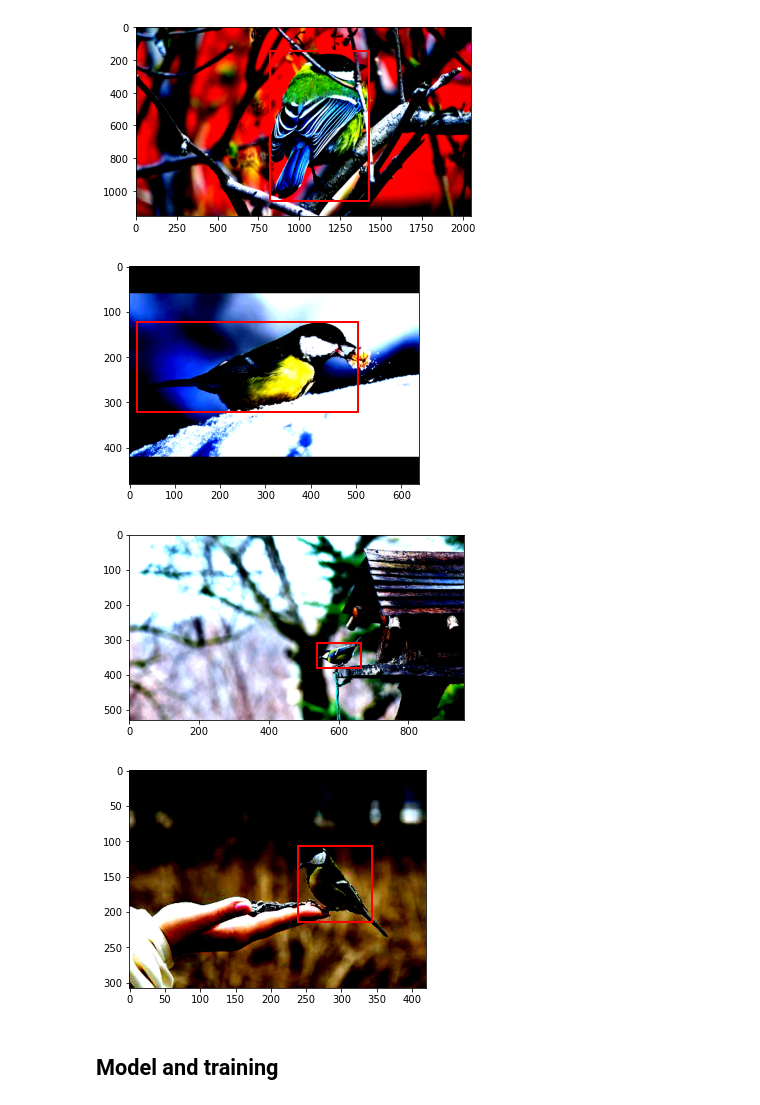
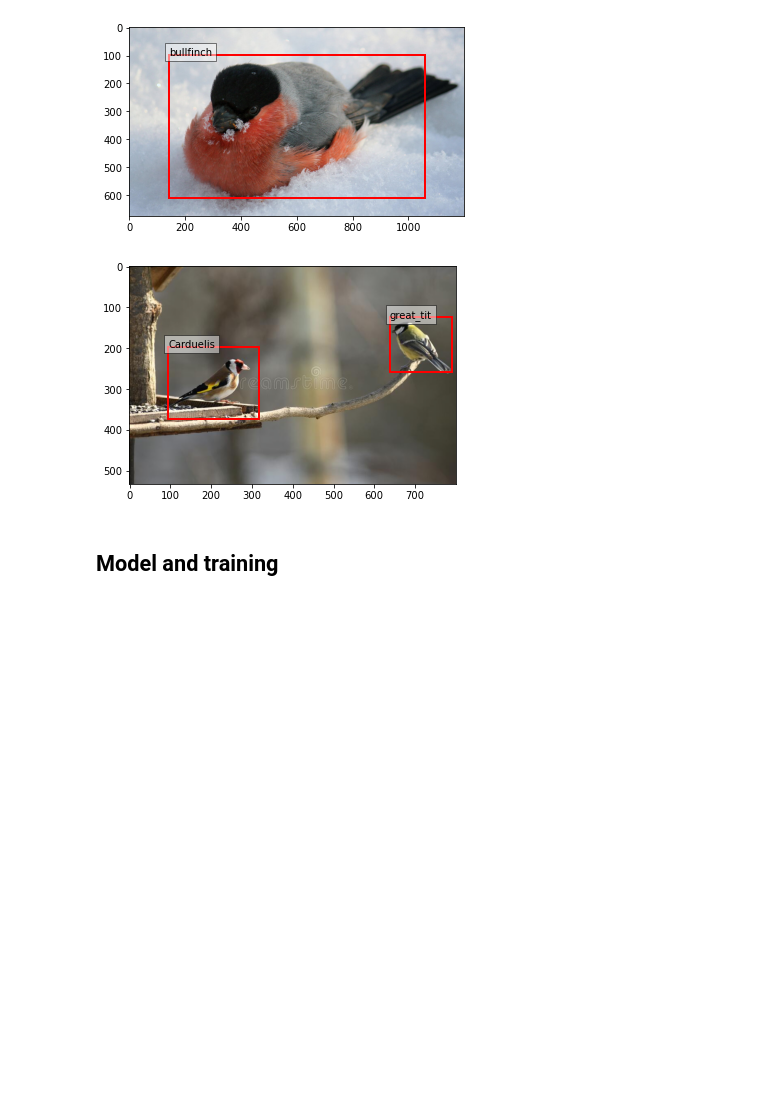
Before and after one commit to CostiaB/Birds_Detection, a Jupyter notebook: birds_project.ipynb, the cells around one changed output. Cells and saved outputs as stored; diff of their text form; code cells hidden in the pictures; blank space fills up the shorter version.

```diff
--- a/birds_project.ipynb
+++ b/birds_project.ipynb
@@ -66,3 +72,19 @@ plt.show()
+# %%
+labels_dict = {1: 'Eurasian_jay',
+ 2: 'great_spotted_woodpecker',
+ 3: 'greenfinch',
+ 4: 'blue_tit',
+ 5: 'Carduelis',
+ 6: 'common_redpoll',
+ 7: 'great_tit',
+ 8: 'bullfinch',
+ 9: 'Eurasian_siskin',
+ 10: 'Eurasian_tree_sparrow',
+ 11: 'hawfinch',
+ 12: 'willow_tit',
+ 13: 'Fieldfare',
+ 14: 'Common chaffinch'}
+n_classes = len(labels_dict)  # number of classes
 # %%
 def collate_fn(batch):
     return tuple(zip(*batch))
@@ -97,13 +119,15 @@ class BirdsDataset(torch.utils.data.Dataset):
     def __getitem__(self,idx):
         path = self.annotation_paths[idx]
         img_name, target = xml_transform(path)
+        target['labels'] = [list(labels_dict.keys())[list(labels_dict.values()).index(label)] for label in target['labels']]
+        target['labels']  = torch.as_tensor(target['labels'], dtype=torch.int64)
         img_path = os.path.join(self.images_dir,img_name)
         img = Image.open(img_path).convert('RGB')
         img = self.transform(img)
 
         return img, target
 # %%
-batch_size = 4
+batch_size = 2
 val_size = 0.25
 train_ann_path, val_ann_path = train_val_split(path_annotations,val_size=val_size,seed=779)
 
@@ -129,6 +153,15 @@ dataset_sizes = {'train' : len(train_dataset),
 # %%
 def plot_detection(img, info, with_text=False, conf_lvl=0.3, swap=True):
     fig, ax = plt.subplots()
+    img = img.permute((1, 2, 0))
+
+    # Undo preprocessing
+    mean = np.array([0.485, 0.456, 0.406])
+    std = np.array([0.229, 0.224, 0.225])
+    img = std * img.numpy() + mean
+
+    # Image needs to be clipped between 0 and 1 or it looks like noise when displayed
+    img = np.clip(img, 0, 1)
     #color_dict = {3: 'red', 1: 'green', 2: 'yellow'}
     if swap:
         img = img.swapaxes(0,1)
@@ -153,7 +186,8 @@ def plot_detection(img, info, with_text=False, conf_lvl=0.3, swap=True):
         x_min, y_min, x_max, y_max = box
         height = y_max - y_min
         width = x_max - x_min
-        #label = idx_label_dict[int(labels[i])]
+
+        label = labels_dict [int(labels[i])]
         #color = color_dict[int(labels[i])]
         rect = patches.Rectangle((x_min, y_min), width, height,
                                  linewidth=2, edgecolor="red",
@@ -170,12 +204,10 @@ def plot_detection(img, info, with_text=False, conf_lvl=0.3, swap=True):
 # %%
 imgs, boxes= next(iter(val_batch_gen))
 for img, info in zip(imgs, boxes):
-    plot_detection(img, info, with_text=False)
+    plot_detection(img, info, with_text=True,swap = False)
 # %% [output]
-[figure, old version]
+[figure, new version]
-[figure, old version]
+[figure, new version]
-[figure, removed]
-[figure, removed]
 # %% [markdown]
 ## Model and training
 # %%
```
Also changed, not shown: parts of 24 cells of this notebook.
